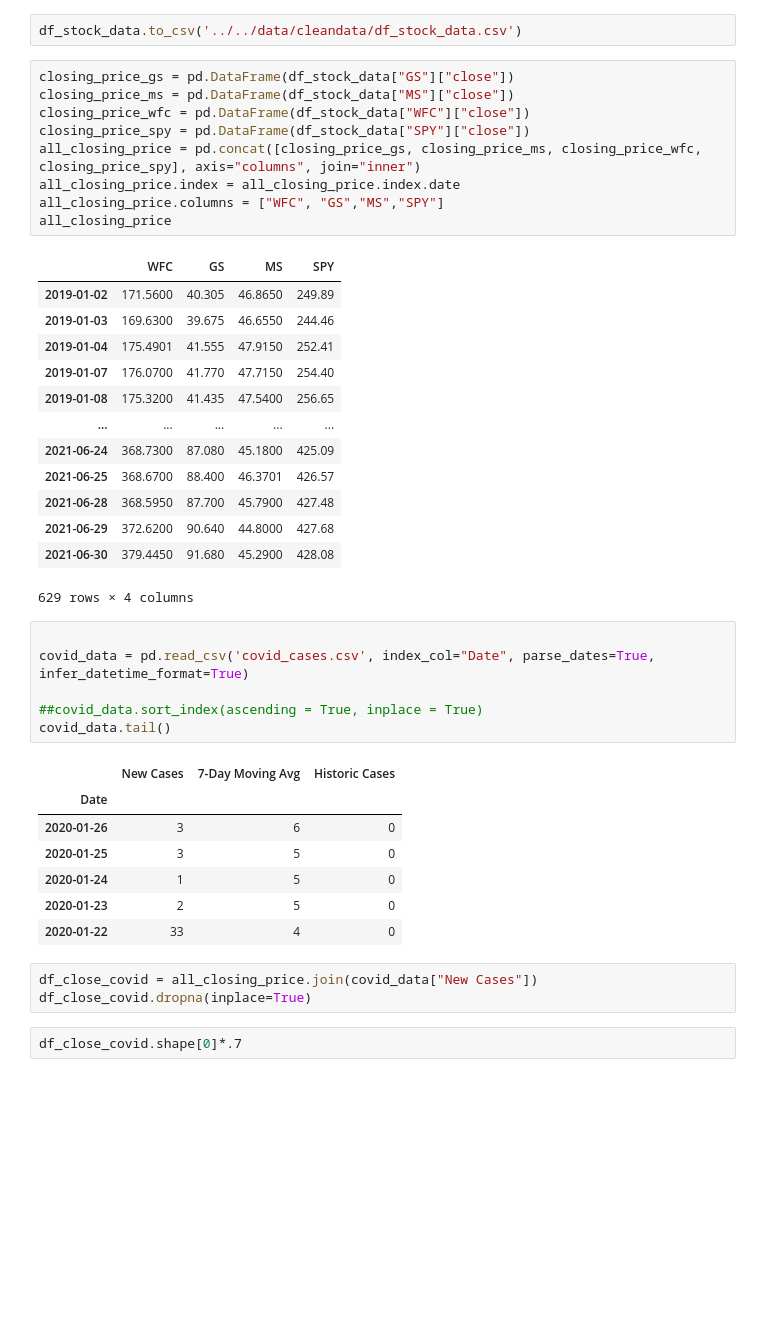
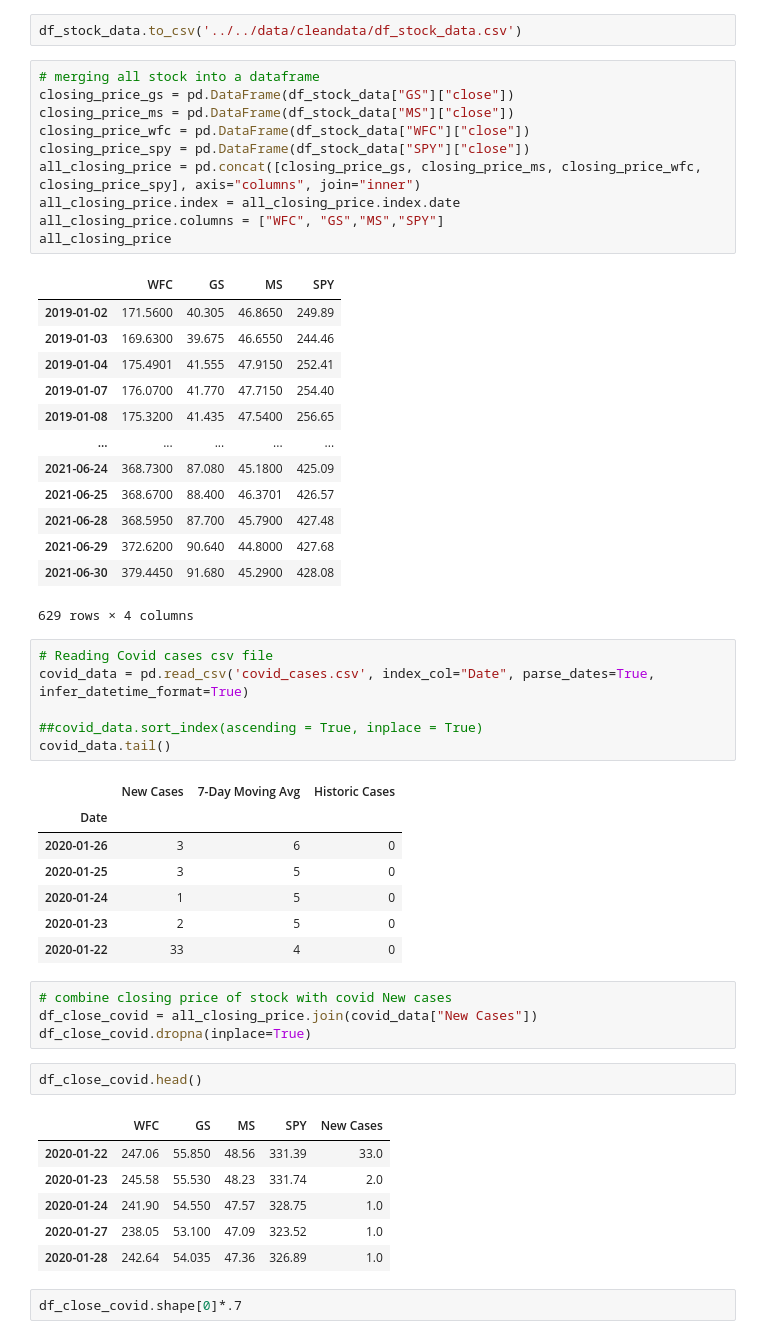
Before and after one commit to Billieo/p2-g3, a Jupyter notebook: notebooks/Billie_Notebook/Billie's_covid.ipynb, the cells around one changed output. Cells and saved outputs as stored; diff of their text form; blank space fills up the shorter version.

```diff
--- a/notebooks/Billie_Notebook/Billie's_covid.ipynb
+++ b/notebooks/Billie_Notebook/Billie's_covid.ipynb
@@ -140,6 +109,7 @@ df_stock_data
 # %%
 df_stock_data.to_csv('../../data/cleandata/df_stock_data.csv')
 # %%
+# merging all stock into a dataframe
 closing_price_gs = pd.DataFrame(df_stock_data["GS"]["close"])
 closing_price_ms = pd.DataFrame(df_stock_data["MS"]["close"])
 closing_price_wfc = pd.DataFrame(df_stock_data["WFC"]["close"])
@@ -163,7 +133,7 @@ all_closing_price
 | 2021-06-30 | 379.4450 | 91.680 | 45.2900 | 428.08 |
 629 rows × 4 columns
 # %%
-
+# Reading Covid cases csv file
 covid_data = pd.read_csv('covid_cases.csv', index_col="Date", parse_dates=True, infer_datetime_format=True)
 
 ##covid_data.sort_index(ascending = True, inplace = True)
@@ -177,8 +147,18 @@ covid_data.tail()
 | 2020-01-23 | 2 | 5 | 0 |
 | 2020-01-22 | 33 | 4 | 0 |
 # %%
+# combine closing price of stock with covid New cases
 df_close_covid = all_closing_price.join(covid_data["New Cases"])
 df_close_covid.dropna(inplace=True)
+# %%
+df_close_covid.head()
+# %% [output]
+|  | WFC | GS | MS | SPY | New Cases |
+| 2020-01-22 | 247.06 | 55.850 | 48.56 | 331.39 | 33.0 |
+| 2020-01-23 | 245.58 | 55.530 | 48.23 | 331.74 | 2.0 |
+| 2020-01-24 | 241.90 | 54.550 | 47.57 | 328.75 | 1.0 |
+| 2020-01-27 | 238.05 | 53.100 | 47.09 | 323.52 | 1.0 |
+| 2020-01-28 | 242.64 | 54.035 | 47.36 | 326.89 | 1.0 |
 # %%
 df_close_covid.shape[0]*.7
 # %% [output]
```
Also changed, not shown: parts of 24 cells of this notebook, 8 other files.
